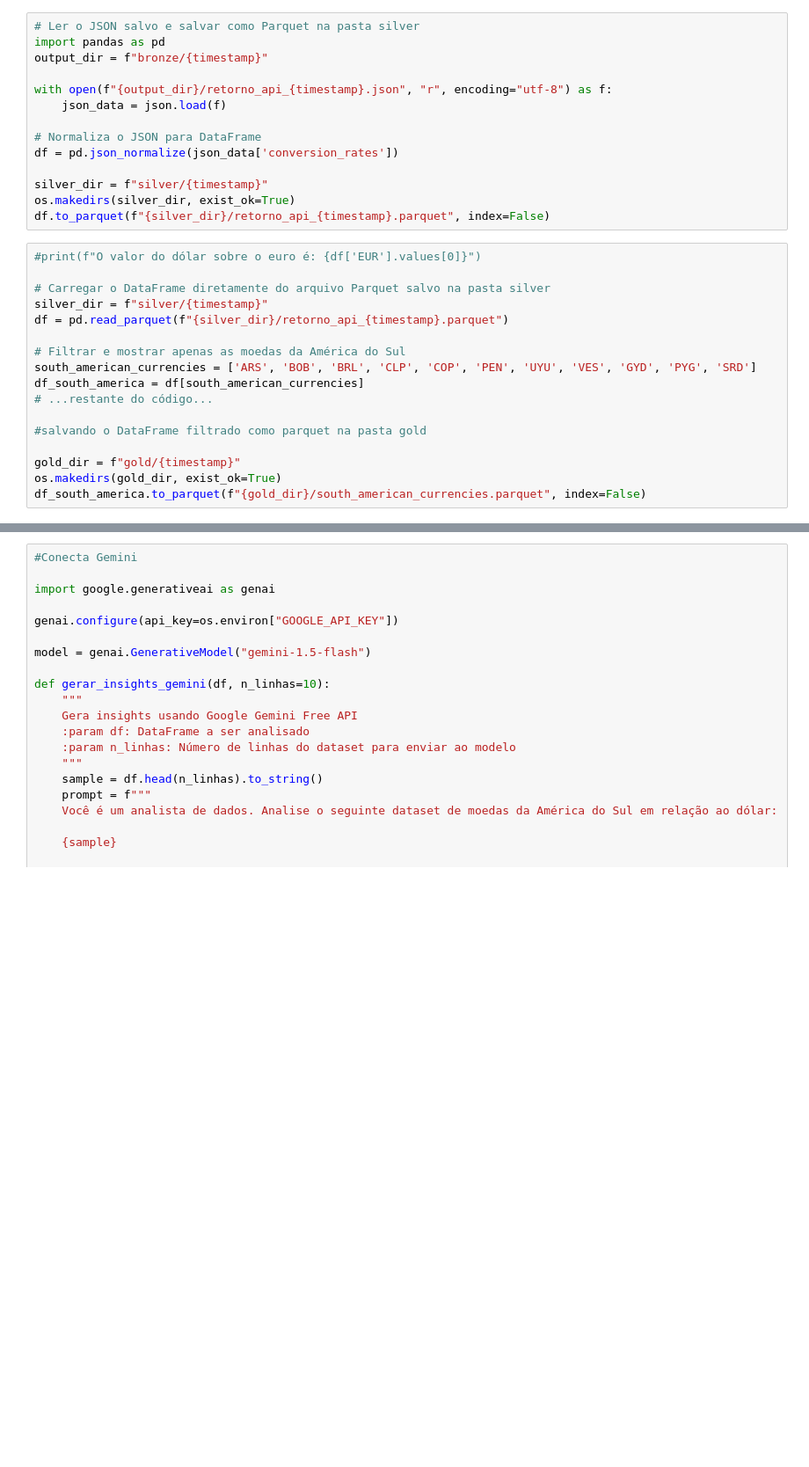
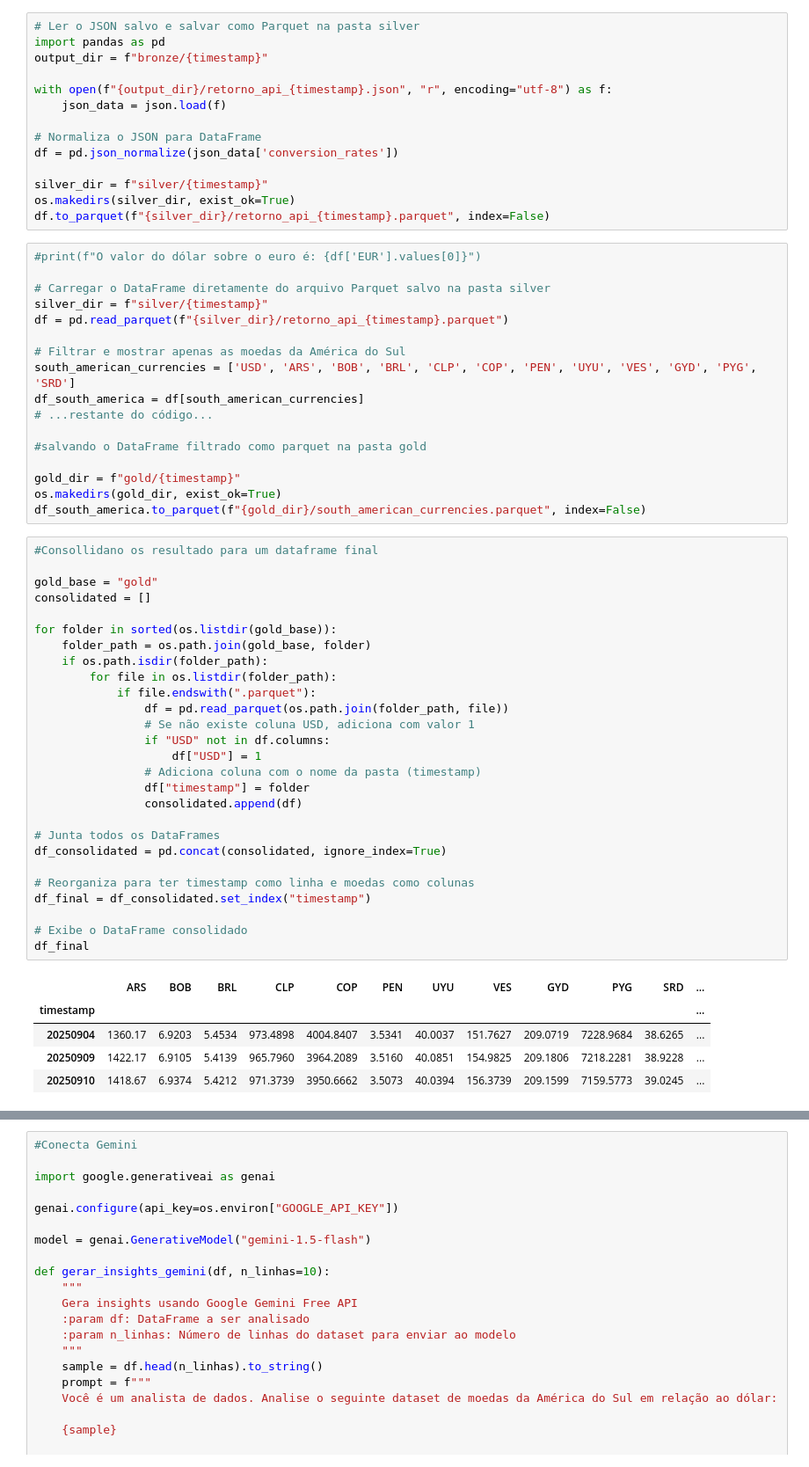
Before and after one commit to adnnskt/exchange-rateAPI, a Jupyter notebook: request-api.ipynb, the cells around one changed output, grey strips where cells are left out. Shown: that part at 88% size. Cells and saved outputs as stored; diff of their text form; blank space fills up the shorter version.

```diff
--- a/request-api.ipynb
+++ b/request-api.ipynb
@@ -69,7 +68,7 @@ silver_dir = f"silver/{timestamp}"
 df = pd.read_parquet(f"{silver_dir}/retorno_api_{timestamp}.parquet")
 
 # Filtrar e mostrar apenas as moedas da América do Sul
-south_american_currencies = ['ARS', 'BOB', 'BRL', 'CLP', 'COP', 'PEN', 'UYU', 'VES', 'GYD', 'PYG', 'SRD']
+south_american_currencies = ['USD', 'ARS', 'BOB', 'BRL', 'CLP', 'COP', 'PEN', 'UYU', 'VES', 'GYD', 'PYG', 'SRD']
 df_south_america = df[south_american_currencies]
 # ...restante do código...
 
@@ -78,3 +77,36 @@ df_south_america = df[south_american_currencies]
 gold_dir = f"gold/{timestamp}"
 os.makedirs(gold_dir, exist_ok=True)
 df_south_america.to_parquet(f"{gold_dir}/south_american_currencies.parquet", index=False)
+# %%
+#Consollidano os resultado para um dataframe final
+
+gold_base = "gold"
+consolidated = []
+
+for folder in sorted(os.listdir(gold_base)):
+    folder_path = os.path.join(gold_base, folder)
+    if os.path.isdir(folder_path):
+        for file in os.listdir(folder_path):
+            if file.endswith(".parquet"):
+                df = pd.read_parquet(os.path.join(folder_path, file))
+                # Se não existe coluna USD, adiciona com valor 1
+                if "USD" not in df.columns:
+                    df["USD"] = 1
+                # Adiciona coluna com o nome da pasta (timestamp)
+                df["timestamp"] = folder
+                consolidated.append(df)
+
+# Junta todos os DataFrames
+df_consolidated = pd.concat(consolidated, ignore_index=True)
+
+# Reorganiza para ter timestamp como linha e moedas como colunas
+df_final = df_consolidated.set_index("timestamp")
+
+# Exibe o DataFrame consolidado
+df_final
+# %% [output]
+|  | ARS | BOB | BRL | CLP | COP | PEN | UYU | VES | GYD | PYG | SRD | ... |
+| timestamp |  |  |  |  |  |  |  |  |  |  |  | ... |
+| 20250904 | 1360.17 | 6.9203 | 5.4534 | 973.4898 | 4004.8407 | 3.5341 | 40.0037 | 151.7627 | 209.0719 | 7228.9684 | 38.6265 | ... |
+| 20250909 | 1422.17 | 6.9105 | 5.4139 | 965.7960 | 3964.2089 | 3.5160 | 40.0851 | 154.9825 | 209.1806 | 7218.2281 | 38.9228 | ... |
+| 20250910 | 1418.67 | 6.9374 | 5.4212 | 971.3739 | 3950.6662 | 3.5073 | 40.0394 | 156.3739 | 209.1599 | 7159.5773 | 39.0245 | ... |
```
Also changed, not shown: parts of 3 cells of this notebook, 1 other file.
